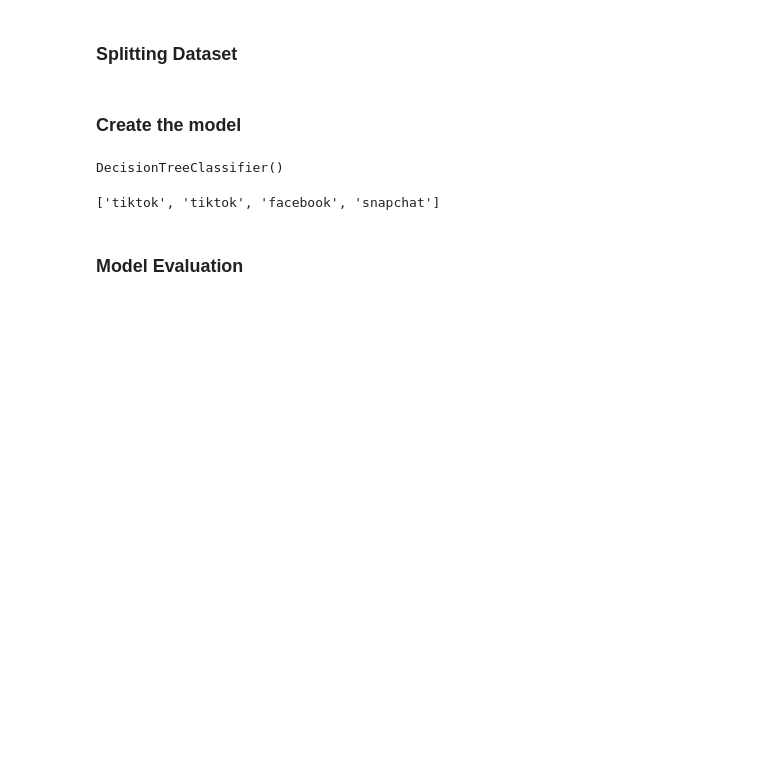
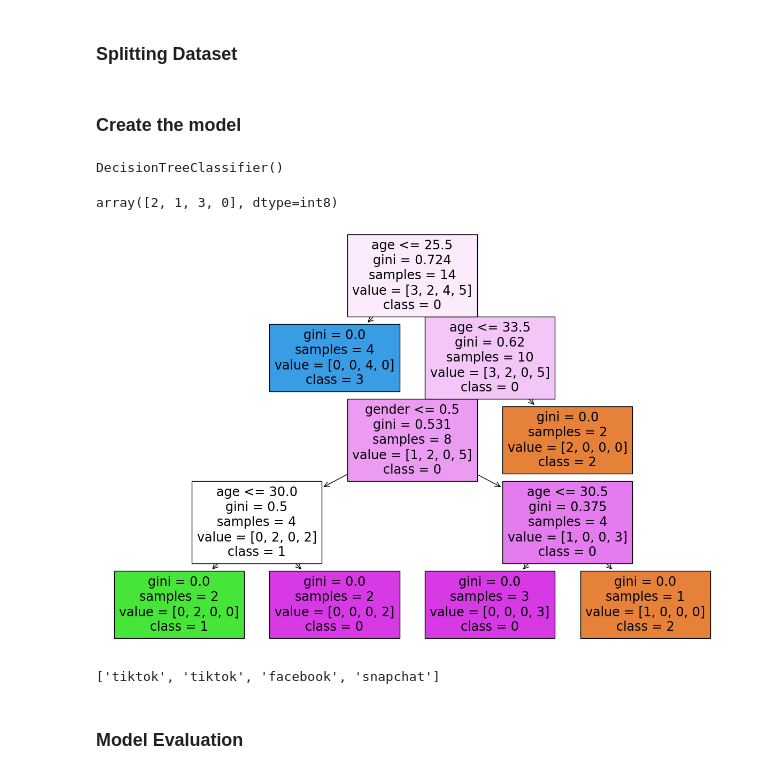
Before and after one commit to kashua14/Data-Science-Group-Assignments, a Jupyter notebook: Group-2-Predictive-Analysis-Group-session.ipynb, the cells around one changed output. Saved outputs shown, nothing was run; the diff lists cells and outputs as text; code cells hidden in the pictures; blank space fills up the shorter version.

Commit message:
🚧 Added a graph to the group assignment

```diff
--- a/Group-2-Predictive-Analysis-Group-session.ipynb
+++ b/Group-2-Predictive-Analysis-Group-session.ipynb
@@ -107,6 +106,17 @@ model = DecisionTreeClassifier()
 model.fit(X_train, y_train)
 # %% [output]
 DecisionTreeClassifier()
+# %%
+y.unique()
+# %% [output]
+array([2, 1, 3, 0], dtype=int8)
+# %%
+# Plot the decision tree
+plt.figure(figsize=(15,10))
+plot_tree(model, feature_names=X.columns, class_names= y.unique().astype(str).tolist(), filled=True)
+plt.show()
+# %% [output]
+[figure, added]
 # %%
 def map_back_to_labels(predictions):
   # Label Mapping
```
Also changed, not shown: parts of 2 cells of this notebook.
